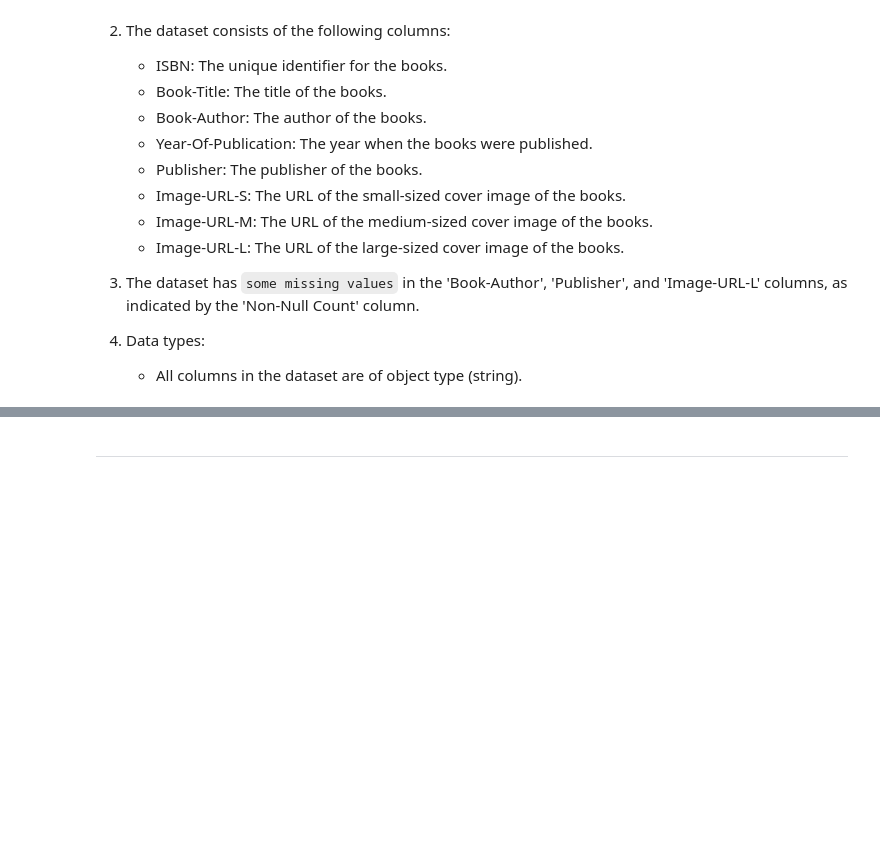
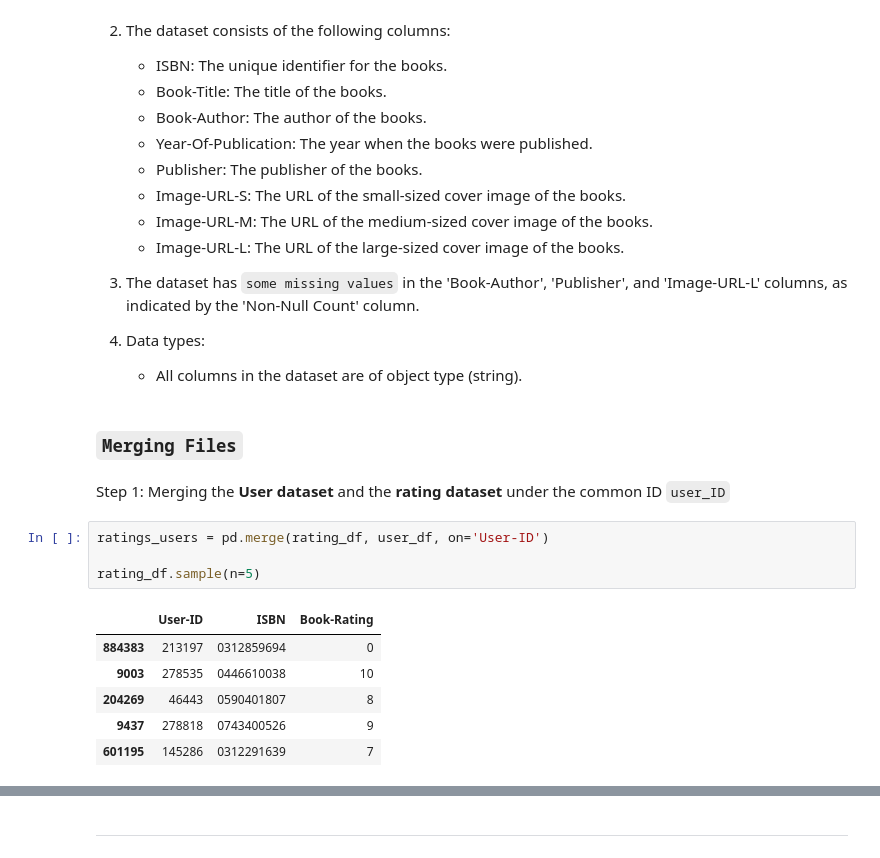
Before and after one commit to ruth-kitasi/Online-Book-Recommender-System, a Jupyter notebook: Index.ipynb, the cells around one changed output, grey strips where cells are left out. Cells and saved outputs as stored; diff of their text form; blank space fills up the shorter version.

```diff
--- a/Index.ipynb
+++ b/Index.ipynb
@@ -245,3 +246,18 @@ dtype: object
 4. Data types:
 
     - All columns in the dataset are of object type (string).
+# %% [markdown]
+### `Merging Files`
+# %% [markdown]
+Step 1: Merging the **User dataset** and the **rating dataset** under the common ID `user_ID`
+# %%
+ratings_users = pd.merge(rating_df, user_df, on='User-ID')
+
+rating_df.sample(n=5)
+# %% [output]
+|  | User-ID | ISBN | Book-Rating |
+| 884383 | 213197 | 0312859694 | 0 |
+| 9003 | 278535 | 0446610038 | 10 |
+| 204269 | 46443 | 0590401807 | 8 |
+| 9437 | 278818 | 0743400526 | 9 |
+| 601195 | 145286 | 0312291639 | 7 |
```
Also changed, not shown: parts of 10 cells of this notebook.
